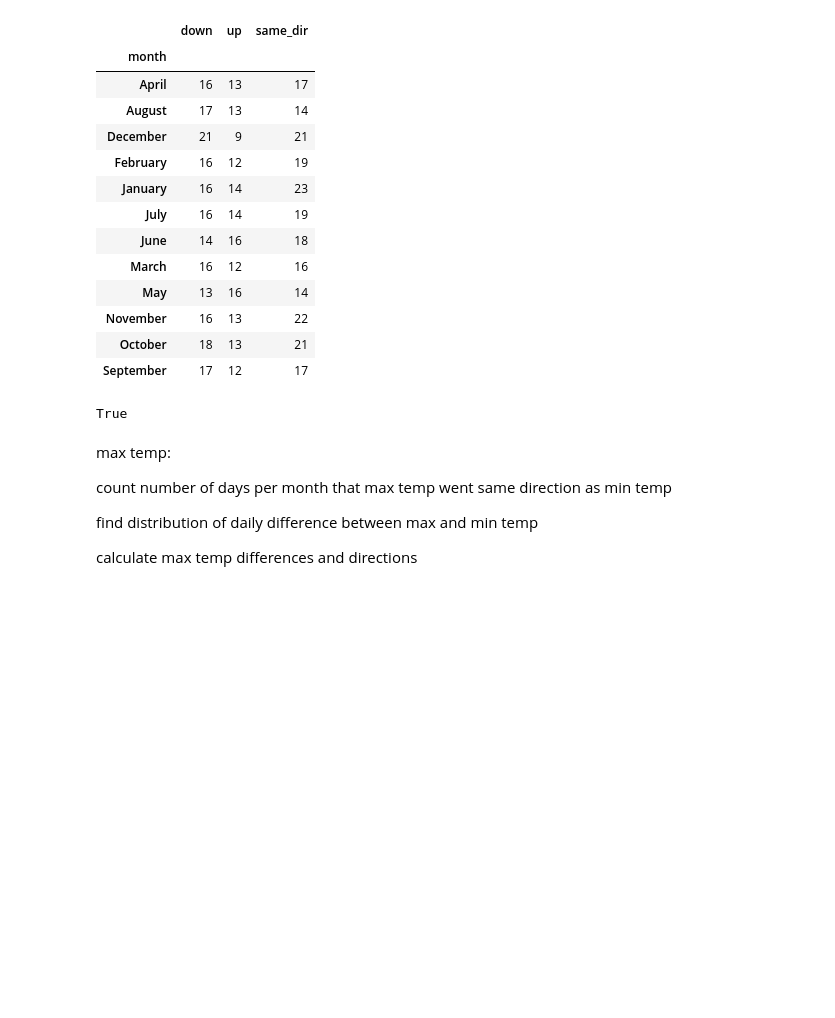
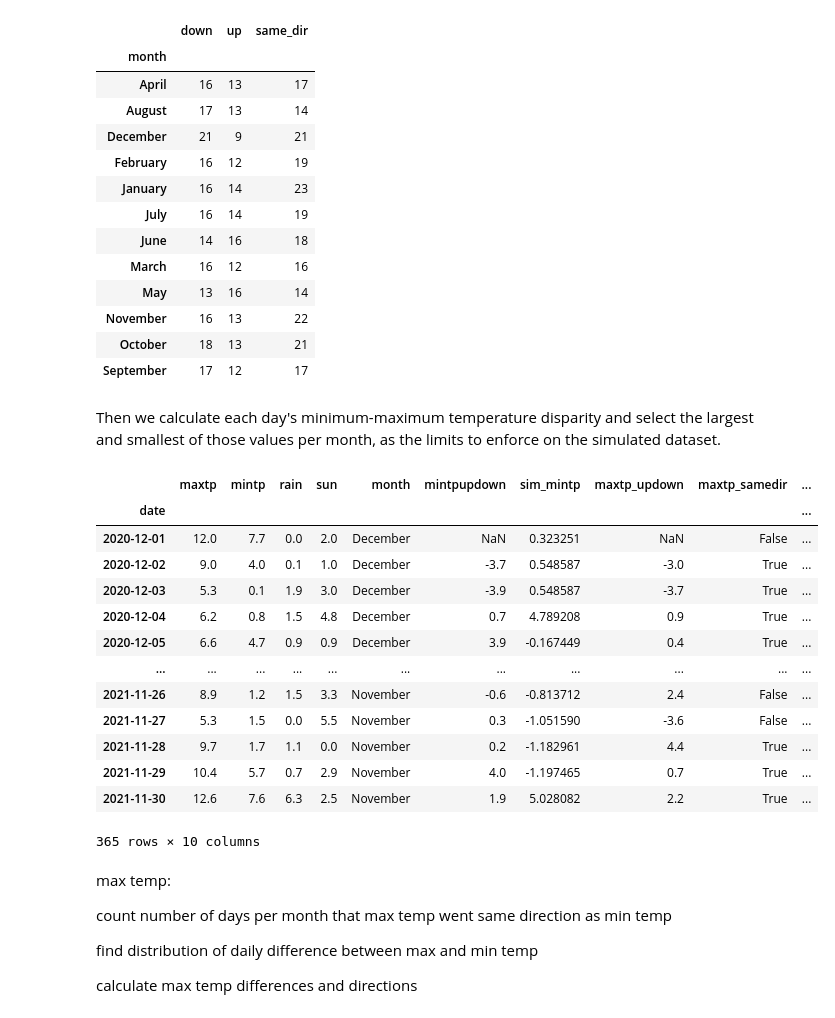
Before and after one commit to fod/simulation, a Jupyter notebook: simulation.ipynb, the cells around one changed output. Drawn from its saved outputs; the diff is of its cells as text; code cells hidden in the pictures; blank space fills up the shorter version.

Commit message:
Min-max temp diffs calculated

```diff
--- a/simulation.ipynb
+++ b/simulation.ipynb
@@ -269,9 +269,29 @@ df_ud
 | November | 16 | 13 | 22 |
 | October | 18 | 13 | 21 |
 | September | 17 | 12 | 17 |
+# %% [markdown]
+Then we calculate each day's minimum-maximum temperature disparity and select the largest and smallest of those values per month, as the limits to enforce on the simulated dataset.
 # %%
+# Create a new column holding the absolute difference
+# between the min and max temperatures
+df['minmax_temp_diff'] = np.abs(df['maxtp'] - df['mintp'])
-# %% [output]
-True
+# %%
+df
+# %% [output]
+|  | maxtp | mintp | rain | sun | month | mintpupdown | sim_mintp | maxtp_updown | maxtp_samedir | ... |
+| date |  |  |  |  |  |  |  |  |  | ... |
+| 2020-12-01 | 12.0 | 7.7 | 0.0 | 2.0 | December | NaN | 0.323251 | NaN | False | ... |
+| 2020-12-02 | 9.0 | 4.0 | 0.1 | 1.0 | December | -3.7 | 0.548587 | -3.0 | True | ... |
+| 2020-12-03 | 5.3 | 0.1 | 1.9 | 3.0 | December | -3.9 | 0.548587 | -3.7 | True | ... |
+| 2020-12-04 | 6.2 | 0.8 | 1.5 | 4.8 | December | 0.7 | 4.789208 | 0.9 | True | ... |
+| 2020-12-05 | 6.6 | 4.7 | 0.9 | 0.9 | December | 3.9 | -0.167449 | 0.4 | True | ... |
+| ... | ... | ... | ... | ... | ... | ... | ... | ... | ... | ... |
+| 2021-11-26 | 8.9 | 1.2 | 1.5 | 3.3 | November | -0.6 | -0.813712 | 2.4 | False | ... |
+| 2021-11-27 | 5.3 | 1.5 | 0.0 | 5.5 | November | 0.3 | -1.051590 | -3.6 | False | ... |
+| 2021-11-28 | 9.7 | 1.7 | 1.1 | 0.0 | November | 0.2 | -1.182961 | 4.4 | True | ... |
+| 2021-11-29 | 10.4 | 5.7 | 0.7 | 2.9 | November | 4.0 | -1.197465 | 0.7 | True | ... |
+| 2021-11-30 | 12.6 | 7.6 | 6.3 | 2.5 | November | 1.9 | 5.028082 | 2.2 | True | ... |
+365 rows × 10 columns
 # %% [markdown]
 
 max temp:
```
